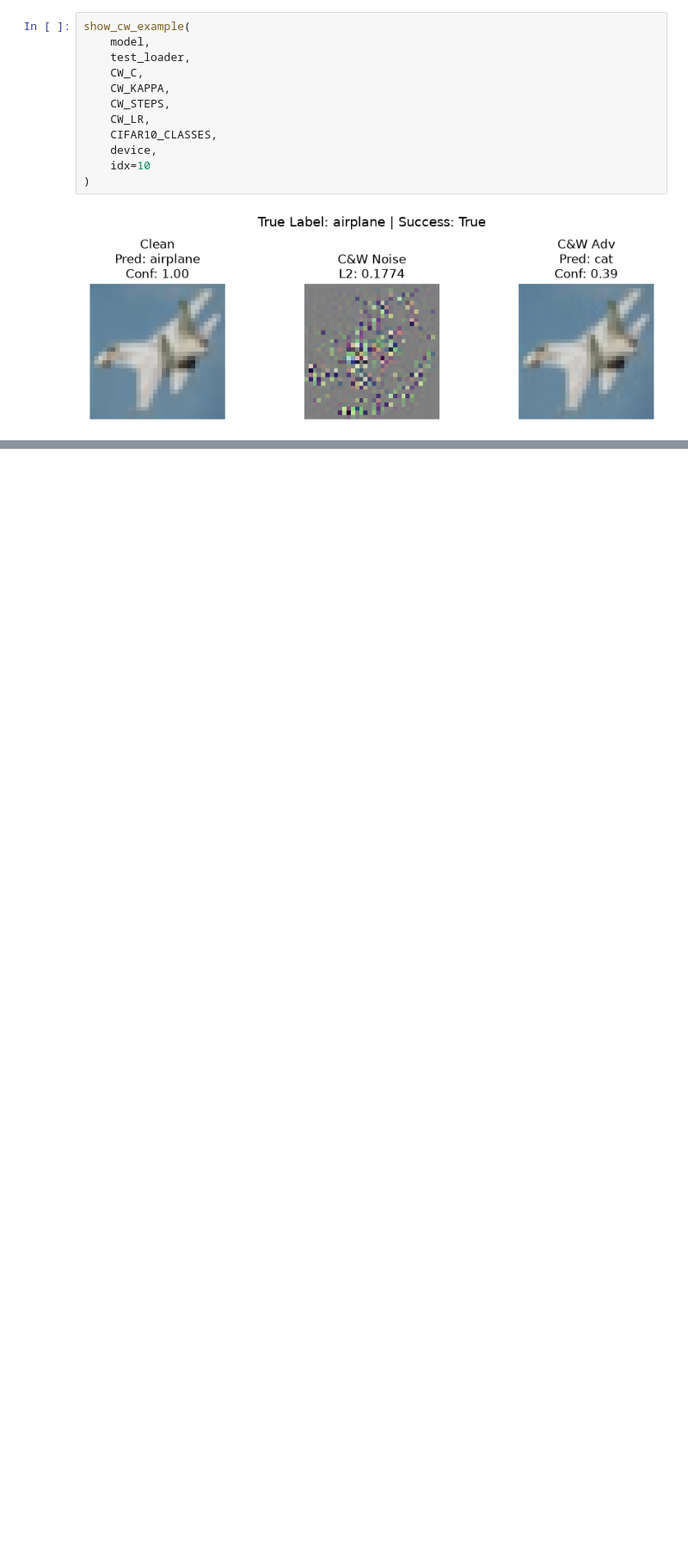
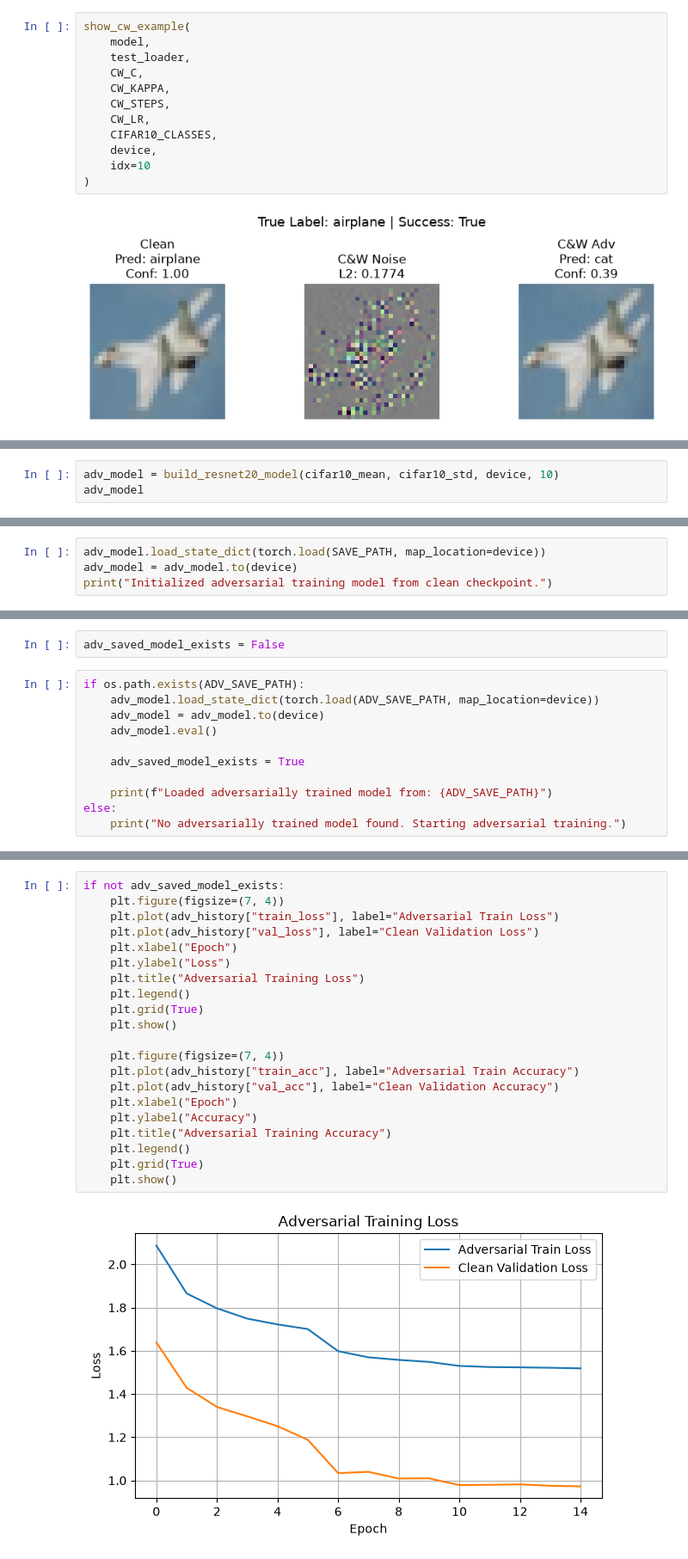
Before and after one commit to alifathi11/adversarial-attacks-and-defenses, a Jupyter notebook: notebooks/01-Adversarial_Attacks_and_Defenses.ipynb, the cells around one changed output, grey strips where cells are left out. Shown at 86% size. Cells and saved outputs as stored; diff of their text form; blank space fills up the shorter version.

Commit message:
Add Adversarial Training (first defense)

```diff
--- a/notebooks/01-Adversarial_Attacks_and_Defenses.ipynb
+++ b/notebooks/01-Adversarial_Attacks_and_Defenses.ipynb
@@ -1889,0 +1961,3 @@ show_cw_example(
+# %%
+adv_model = build_resnet20_model(cifar10_mean, cifar10_std, device, 10)
+adv_model
@@ -1889,0 +1982,4 @@ show_cw_example(
+# %%
+adv_model.load_state_dict(torch.load(SAVE_PATH, map_location=device))
+adv_model = adv_model.to(device)
+print("Initialized adversarial training model from clean checkpoint.")
@@ -1889,0 +2041,13 @@ show_cw_example(
+# %%
+adv_saved_model_exists = False
+# %%
+if os.path.exists(ADV_SAVE_PATH):
+    adv_model.load_state_dict(torch.load(ADV_SAVE_PATH, map_location=device))
+    adv_model = adv_model.to(device)
+    adv_model.eval()
+
+    adv_saved_model_exists = True
+
+    print(f"Loaded adversarially trained model from: {ADV_SAVE_PATH}")
+else:
+    print("No adversarially trained model found. Starting adversarial training.")
@@ -1889,0 +2159,23 @@ show_cw_example(
+# %%
+if not adv_saved_model_exists:
+    plt.figure(figsize=(7, 4))
+    plt.plot(adv_history["train_loss"], label="Adversarial Train Loss")
+    plt.plot(adv_history["val_loss"], label="Clean Validation Loss")
+    plt.xlabel("Epoch")
+    plt.ylabel("Loss")
+    plt.title("Adversarial Training Loss")
+    plt.legend()
+    plt.grid(True)
+    plt.show()
+
+    plt.figure(figsize=(7, 4))
+    plt.plot(adv_history["train_acc"], label="Adversarial Train Accuracy")
+    plt.plot(adv_history["val_acc"], label="Clean Validation Accuracy")
+    plt.xlabel("Epoch")
+    plt.ylabel("Accuracy")
+    plt.title("Adversarial Training Accuracy")
+    plt.legend()
+    plt.grid(True)
+    plt.show()
+# %% [output]
+[figure, added]
```
Also changed, not shown: parts of 22 cells of this notebook, 1 other file.
